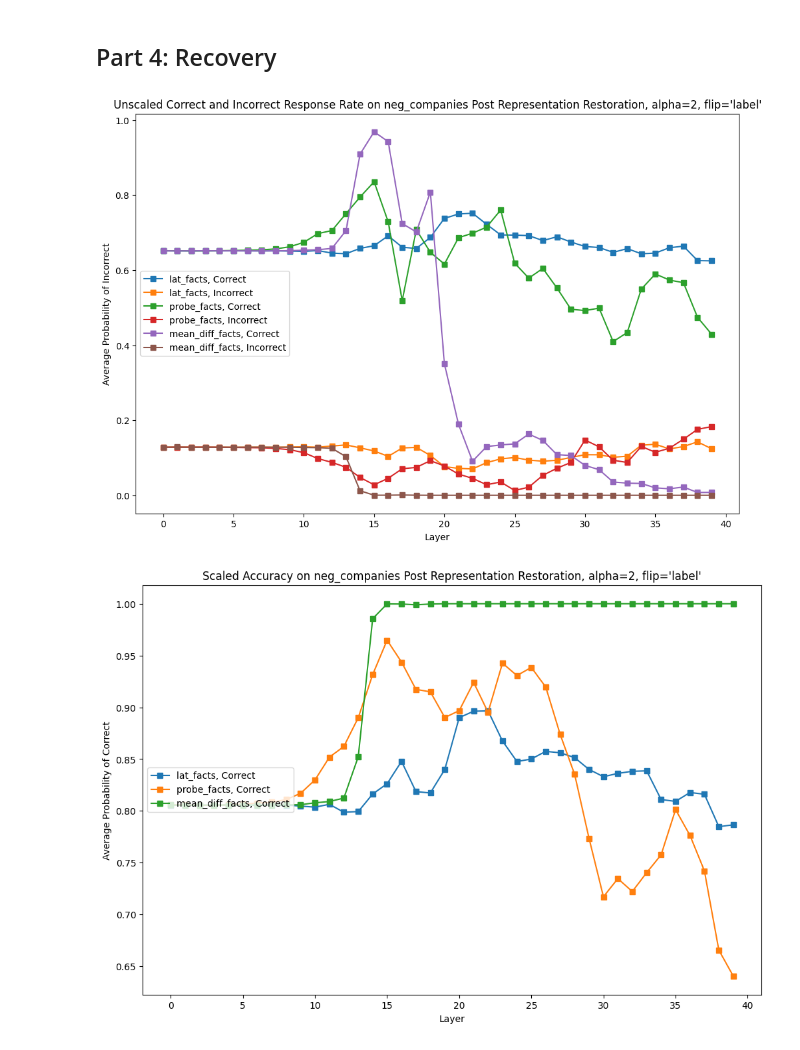
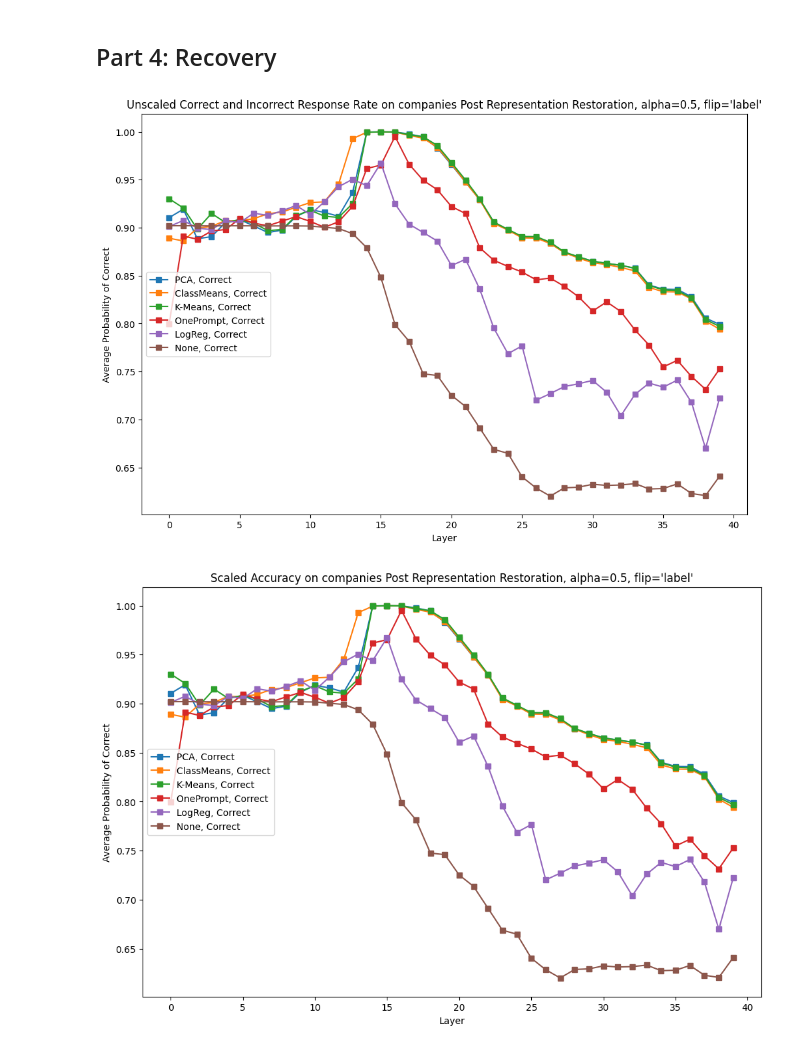
Before and after one commit to magikarp01/rep_control, a Jupyter notebook: analyze_performances.ipynb, the cells around one changed output. Cells and saved outputs as stored; diff of their text form; code cells hidden in the pictures.

```diff
--- a/analyze_performances.ipynb
+++ b/analyze_performances.ipynb
@@ -116,9 +116,10 @@ def plot_performances(performances, plot_keys, tuple_index=None, title=None, ahx
 # %% [markdown]
 ## Part 2: Interventions
 # %%
-alpha = 1
-use_leace_diff_norm = True
+alpha = 0.5
+norm_type = "ClassMeans"
 scale_relative = False
-split_name = "neg_companies"
-with open(f"performances/causal_intervention_performances_{split_name=}_{alpha=}_{use_leace_diff_norm=}_{scale_relative=}.pkl", "rb") as f:
+split_name = "companies"
+directions_split_name = "facts"
+with open(f"performances/causal_intervention_performances_{split_name=}_{directions_split_name=}_{alpha=}_{norm_type=}_{scale_relative=}.pkl", "rb") as f:
     added_performances, subtracted_performances, flipped_label_performances, flipped_dot_performances = pickle.load(f)
@@ -167,19 +169,22 @@ plot_performances(removed_performances, ["Correct"], title=f"Scaled Accuracy on
 # %% [markdown]
 ## Part 4: Recovery
 # %%
-split_name = "neg_companies"
-alpha = 2
+split_name = "companies"
+directions_split_name = "facts"
+alpha = 0.5
 use_test = False
 flip = "label" # none if never flip, label is use label to flip, dot is use dot product to flip
 
-with open(f"performances/restored_performances_{split_name=}_{alpha=}_{flip=}_{use_test=}.pkl", "rb") as f:
+with open(f"performances/restored_performances_{split_name=}_{directions_split_name=}_{alpha=}_{flip=}_{use_test=}.pkl", "rb") as f:
     restored_performances = pickle.load(f)
 # %%
 # scale_performance_relative(restored_performances, tuple_index=1)
-plot_performances(restored_performances, ["Correct", "Incorrect"], tuple_index=1, title=f"Unscaled Correct and Incorrect Response Rate on {split_name} Post Representation Restoration, {alpha=}, {flip=}", dir_names=["lat_facts", "probe_facts", "mean_diff_facts"])
+
+direction_names = ["PCA", "ClassMeans", "K-Means", "OnePrompt", "LogReg", "None"]
+plot_performances(restored_performances, ["Correct"], tuple_index=1, title=f"Unscaled Correct and Incorrect Response Rate on {split_name} Post Representation Restoration, {alpha=}, {flip=}", dir_names=direction_names)
 
 scale_performance_relative(restored_performances, tuple_index=1)
-plot_performances(restored_performances, ["Correct"], tuple_index=1, title=f"Scaled Accuracy on {split_name} Post Representation Restoration, {alpha=}, {flip=}", dir_names=["lat_facts", "probe_facts", "mean_diff_facts"])
+plot_performances(restored_performances, ["Correct"], tuple_index=1, title=f"Scaled Accuracy on {split_name} Post Representation Restoration, {alpha=}, {flip=}", dir_names=direction_names)
 # %% [output]
-[figure, old version]
+[figure, new version]
-[figure, old version]
+[figure, new version]
```
Also changed, not shown: parts of 4 cells of this notebook, 1 other file.
